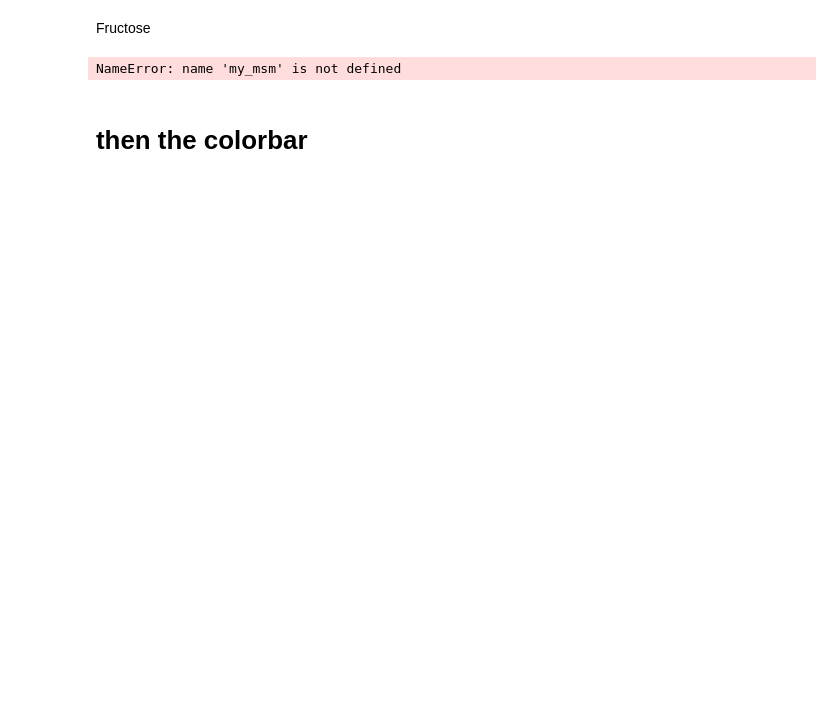
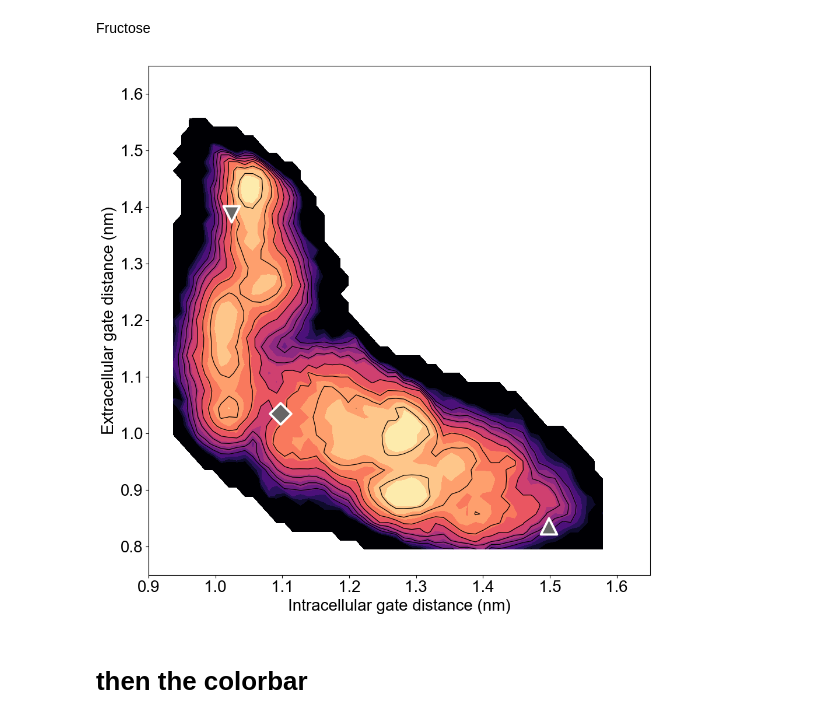
Before and after one commit to semccomas/GLUT5_string, a Jupyter notebook: string/analysis/scripts/plot_FES_for_paper.ipynb, the cells around one changed output. Saved outputs shown, nothing was run; the diff lists cells and outputs as text; code cells hidden in the pictures; blank space fills up the shorter version.

```diff
--- a/string/analysis/scripts/plot_FES_for_paper.ipynb
+++ b/string/analysis/scripts/plot_FES_for_paper.ipynb
@@ -93,36 +95,36 @@ with plt.rc_context({"axes.grid": False}):
         xlabel=cv_labels[0],
         ylabel=ylabel,
         xlim= xlim,
         ylim= ylim,
         colorbar=colorbar
     )
 
     fig.tight_layout()
     #fig.set_size_inches(10, 10)
     fig.patch.set_facecolor('white')
 
     plt.rcParams["axes.grid"] = False
 
     ax.contour(F, vmin=0, vmax=f_max, extent=extent, colors = 'black', \
                levels = [0,1,2,3,4,5,6,7], linewidths=0.9)
 
     #ax.xaxis.label.set_size(15)
     #ax.yaxis.label.set_size(15)
 
     markers = ['v','D','^']
     sizes = [400, 350, 400]
     if plot_atomistic:
         for n, sim in enumerate(atom_sims):
             ic = float(sim[-1].split(' ')[1])
             ec = float(sim[-2].split(' ')[1])
             ax.scatter(ic, ec, color = ['#666666'], edgecolor = 'white', \
                        s = sizes[n], zorder=2, marker = markers[n], linewidth = 2.8)
 
-        fig.savefig(path_report + f"/structure_snapshots/FES_cutoff{f_max}.{name}.iteration{first_iteration}-{last_iteration_n}.svg", \
-                   dpi = 1000)
+       # fig.savefig(path_report + f"/structure_snapshots/FES_cutoff{f_max}.{name}.iteration{first_iteration}-{last_iteration_n}.svg", \
+       #            dpi = 1000)
 #
 # %% [output]
-NameError: name 'my_msm' is not defined
+[figure, added]
 # %% [markdown]
 # then the colorbar
 # %%
```
Also changed, not shown: parts of 12 cells of this notebook, 2 other files.
